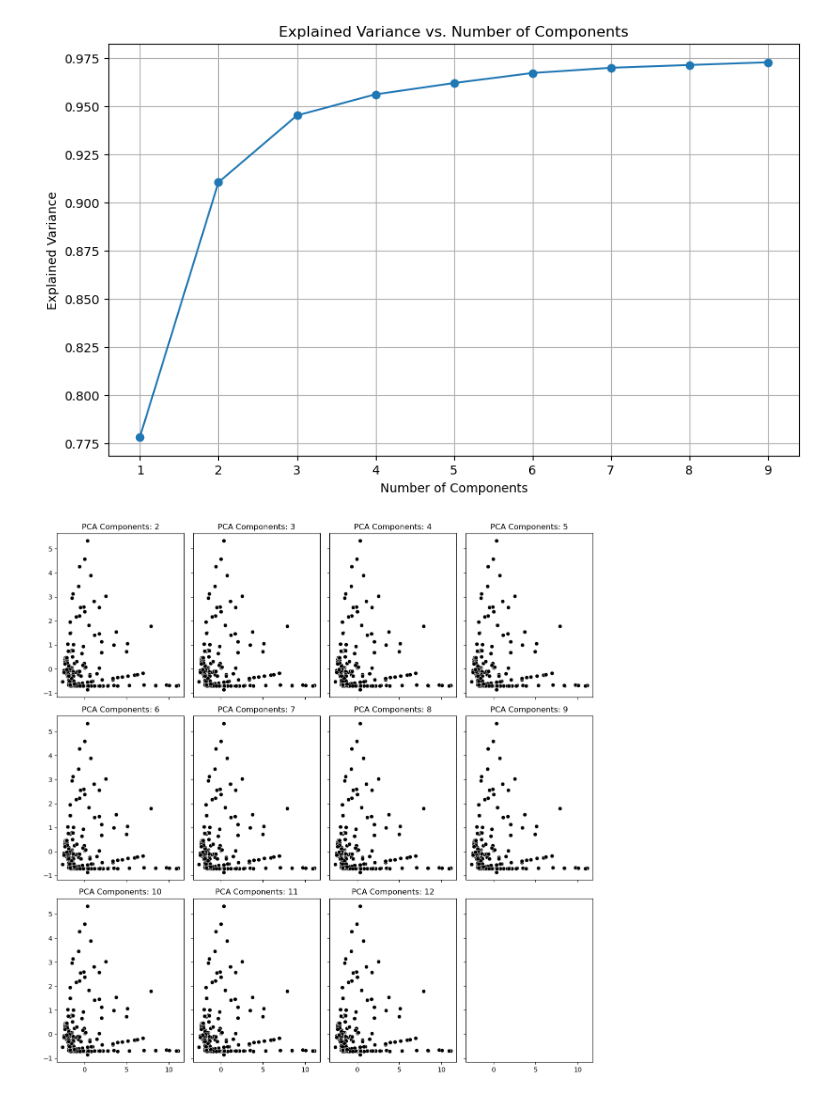
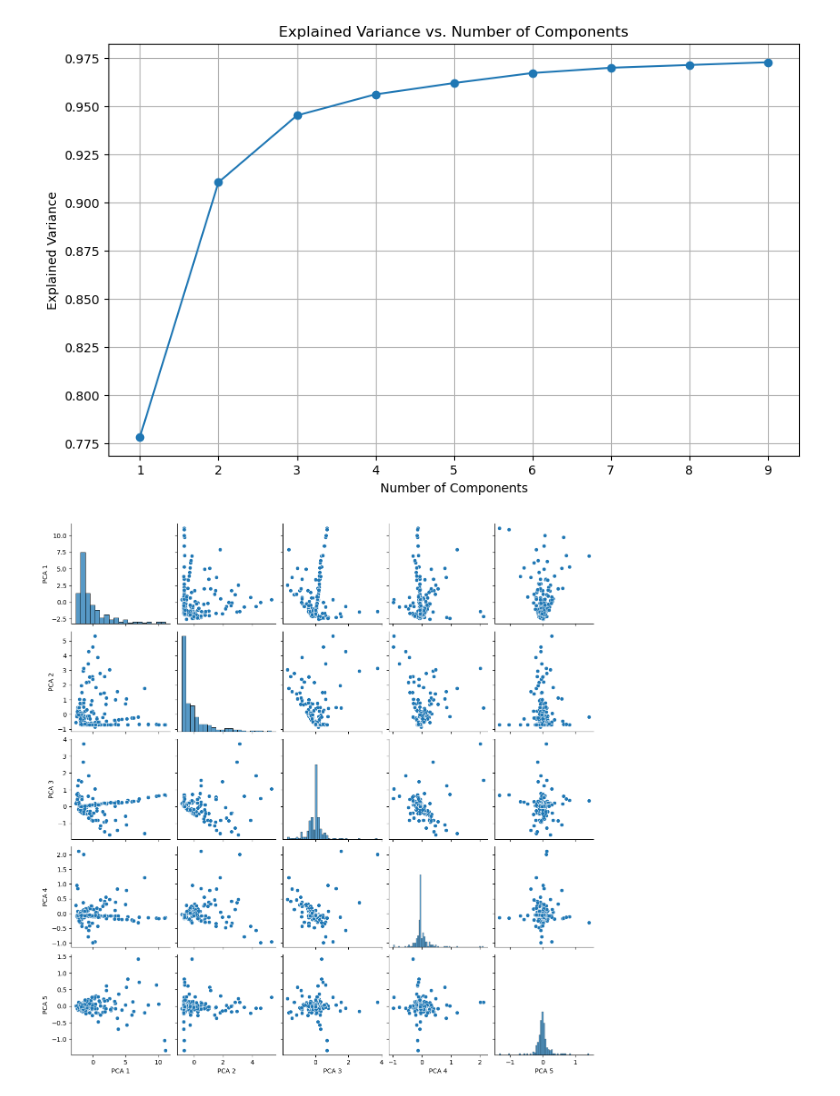
Before and after one commit to SRON-API-DataMagic/Rep_Learn_FRB, a Jupyter notebook: Analysis/PCA.ipynb, the cells around one changed output. Saved outputs shown, nothing was run; the diff lists cells and outputs as text; code cells hidden in the pictures.

Commit message:
added pairplot

```diff
--- a/Analysis/PCA.ipynb
+++ b/Analysis/PCA.ipynb
@@ -9,8 +9,8 @@ import pandas as pd
 import seaborn as sns
 # %%
 # Load and prepare your data
-data_dir_scattered = "simulated_scattered_bursts"
-data_dir_simple = "simulated_simple_bursts"
+data_dir_scattered = "/Users/dirkkuiper/Documents/MacBookProDocuments/University/Thesis/Rep_Learn_FRB/simulated_scattered_bursts"
+data_dir_simple = "/Users/dirkkuiper/Documents/MacBookProDocuments/University/Thesis/Rep_Learn_FRB/simulated_simple_bursts"
 
 # Load the data from both directories into separate arrays
 data_scattered = []
@@ -154,30 +156,20 @@ plt.grid(True)
 plt.show()
 # %% [output]
 [figure]
-# %%
-def plot_pca_components(X, num_components):
-    rows = 3
-    cols = 4
-
-    fig, axes = plt.subplots(rows, cols, figsize=(12, 12), sharex=True, sharey=True)
-
-    comps = 2
-
-    for row in range(rows):
-        for col in range(cols):
-            if comps <= num_components:
-                pca = PCA(n_components=comps)
-                fit = pca.fit(combined_data_2d)
-                transformed_fit = pca.fit_transform(combined_data_2d)
-                ax = sns.scatterplot(x=X[:, 0], y=X[:, 1], ax=axes[row, col], color='grey', alpha=0.3)
-                ax = sns.scatterplot(x=transformed_fit[:, 0], y=transformed_fit[:, 1], ax=axes[row, col], color='black')
-                ax.set_title(f'PCA Components: {comps}')
-
-                comps += 1
-
-    plt.tight_layout()
-    plt.show()
-
-plot_pca_components(combined_data_2d, 12)
-# %% [output]
-[figure, removed]
+# %%
+# Fit PCA with 5 components
+n_components = 5
+pca = PCA(n_components=n_components)
+pca.fit(combined_data_2d)
+
+# Transform data to the first 5 PCA components
+transformed_data = pca.transform(combined_data_2d)
+
+# Create a DataFrame with the transformed data
+pca_df = pd.DataFrame(transformed_data, columns=[f"PCA {i + 1}" for i in range(n_components)])
+
+# Create a pairplot
+sns.pairplot(pca_df)
+plt.show()
+# %% [output]
+[figure, added]
```
Also changed, not shown: parts of 1 cell of this notebook.
